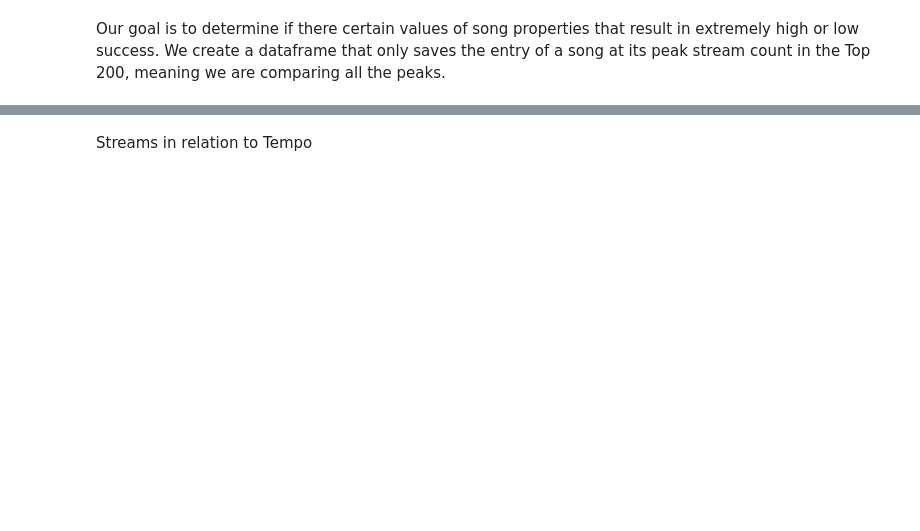
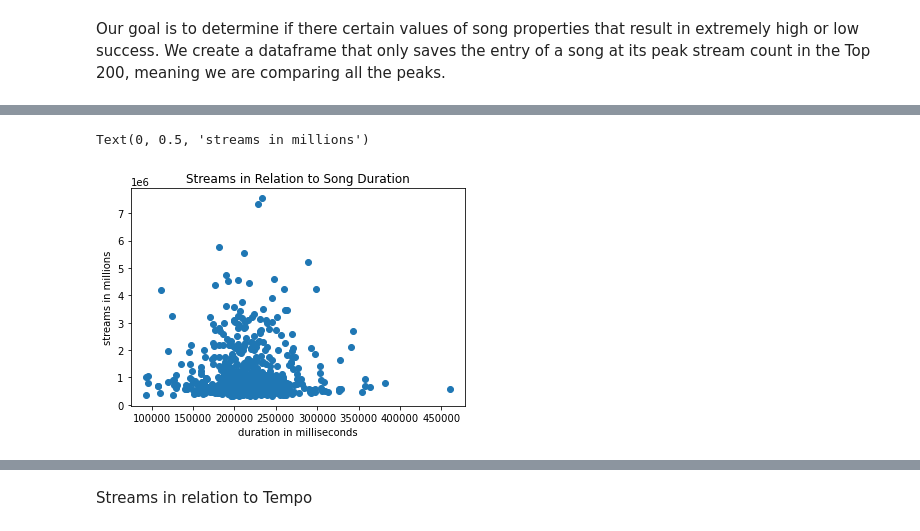
Before and after one commit to amandotzip/groovydata, a Jupyter notebook: final-tutorial.ipynb, the cells around one changed output, grey strips where cells are left out. Cells and saved outputs as stored; diff of their text form; code cells hidden in the pictures; blank space fills up the shorter version.

```diff
--- a/final-tutorial.ipynb
+++ b/final-tutorial.ipynb
@@ -350,3 +429,11 @@ plt.ylabel('streams in millions')
+# %%
+plt.scatter(no_dupes_df['duration_ms'], no_dupes_df['streams'])
+plt.title('Streams in Relation to Song Duration')
+plt.xlabel('duration in milliseconds')
+plt.ylabel('streams in millions')
+# %% [output]
+Text(0, 0.5, 'streams in millions')
+[figure, added]
 # %%
 plt.scatter(no_dupes_df['acousticness'],no_dupes_df['streams'])
 plt.title('Streams in Relation to Acousticness')
```
Also changed, not shown: parts of 63 cells of this notebook.
